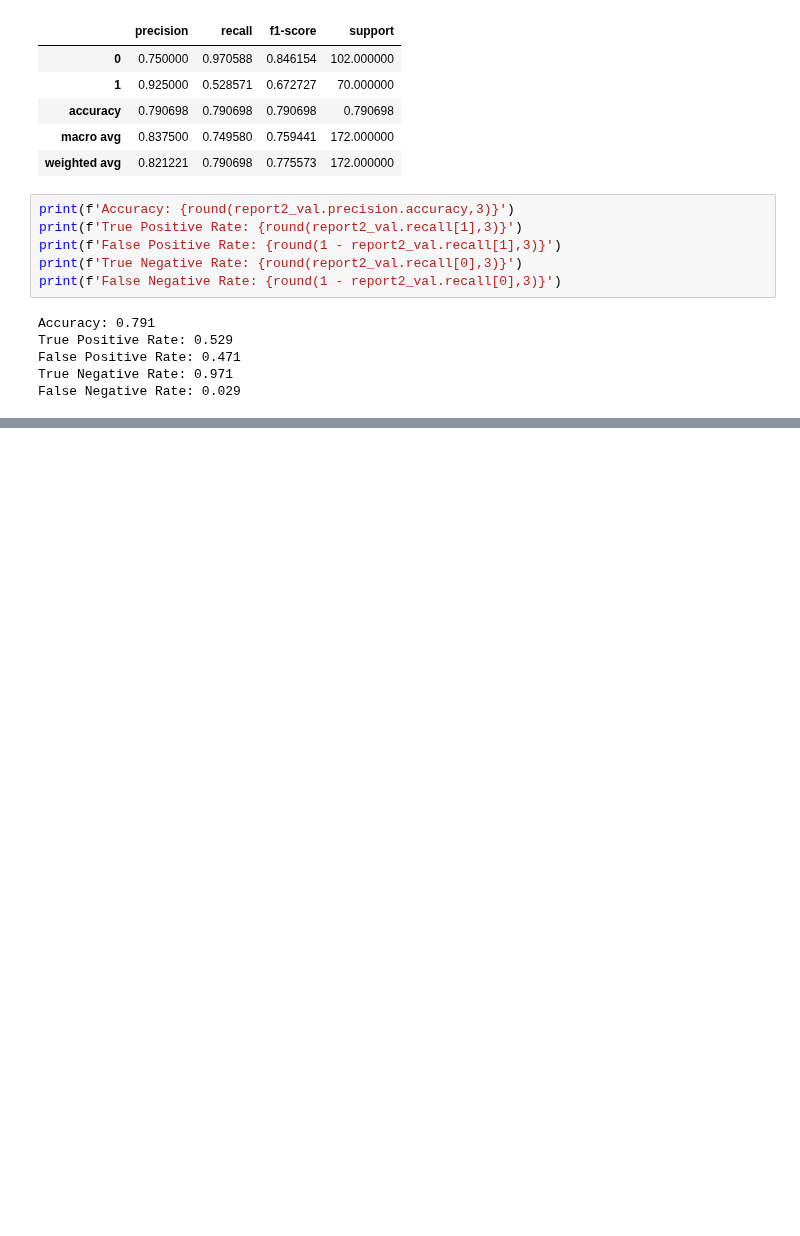
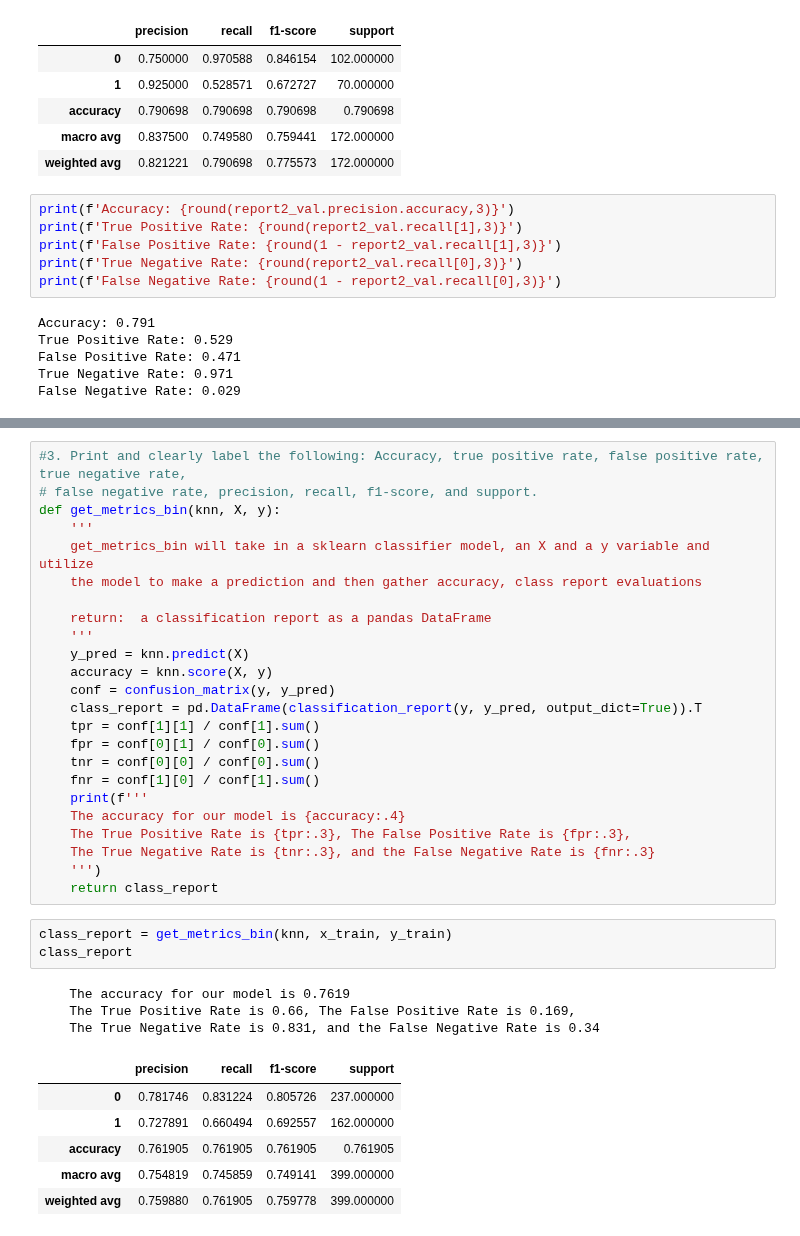
Before and after one commit to Ken-Alviola/classification-exercises, a Jupyter notebook: model.ipynb, the cells around one changed output, grey strips where cells are left out. Saved outputs shown, nothing was run; the diff lists cells and outputs as text; blank space fills up the shorter version.

```diff
--- a/model.ipynb
+++ b/model.ipynb
@@ -455,0 +493,37 @@ False Negative Rate: 0.029
+# %%
+#3. Print and clearly label the following: Accuracy, true positive rate, false positive rate, true negative rate,
+# false negative rate, precision, recall, f1-score, and support.
+def get_metrics_bin(knn, X, y):
+    '''
+    get_metrics_bin will take in a sklearn classifier model, an X and a y variable and utilize
+    the model to make a prediction and then gather accuracy, class report evaluations
+
+    return:  a classification report as a pandas DataFrame
+    '''
+    y_pred = knn.predict(X)
+    accuracy = knn.score(X, y)
+    conf = confusion_matrix(y, y_pred)
+    class_report = pd.DataFrame(classification_report(y, y_pred, output_dict=True)).T
+    tpr = conf[1][1] / conf[1].sum()
+    fpr = conf[0][1] / conf[0].sum()
+    tnr = conf[0][0] / conf[0].sum()
+    fnr = conf[1][0] / conf[1].sum()
+    print(f'''
+    The accuracy for our model is {accuracy:.4}
+    The True Positive Rate is {tpr:.3}, The False Positive Rate is {fpr:.3},
+    The True Negative Rate is {tnr:.3}, and the False Negative Rate is {fnr:.3}
+    ''')
+    return class_report
+# %%
+class_report = get_metrics_bin(knn, x_train, y_train)
+class_report
+# %% [output]
+    The accuracy for our model is 0.7619
+    The True Positive Rate is 0.66, The False Positive Rate is 0.169,
+    The True Negative Rate is 0.831, and the False Negative Rate is 0.34
+|  | precision | recall | f1-score | support |
+| 0 | 0.781746 | 0.831224 | 0.805726 | 237.000000 |
+| 1 | 0.727891 | 0.660494 | 0.692557 | 162.000000 |
+| accuracy | 0.761905 | 0.761905 | 0.761905 | 0.761905 |
+| macro avg | 0.754819 | 0.745859 | 0.749141 | 399.000000 |
+| weighted avg | 0.759880 | 0.761905 | 0.759778 | 399.000000 |
```
Also changed, not shown: parts of 21 cells of this notebook.
